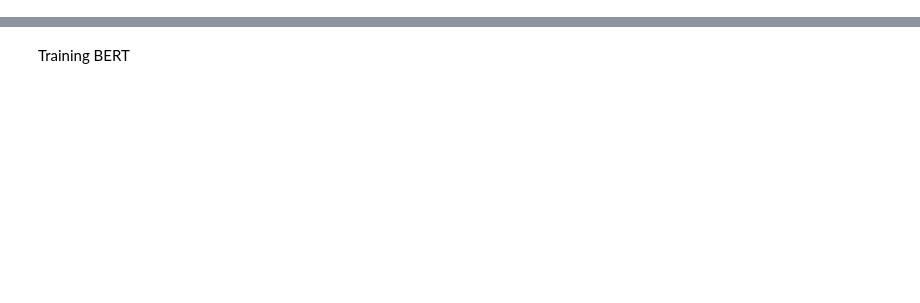
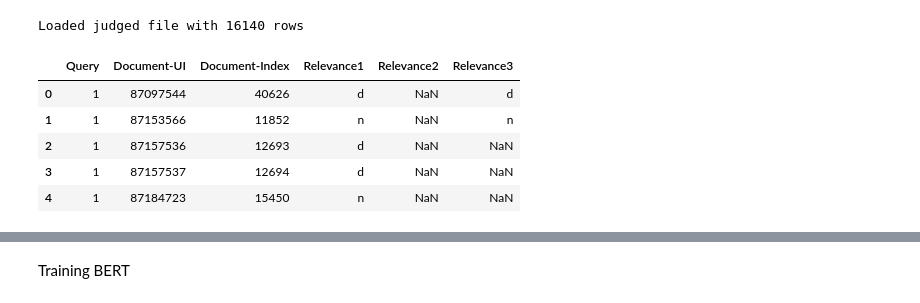
Before and after one commit to Flokolosko/WS_24_EDDS_GROUP2, a Jupyter notebook: analysis_bert.ipynb, the cells around one changed output, grey strips where cells are left out. Drawn from its saved outputs; the diff is of its cells as text; code cells hidden in the pictures; blank space fills up the shorter version.

```diff
--- a/analysis_bert.ipynb
+++ b/analysis_bert.ipynb
@@ -0,0 +109,15 @@
+# %%
+# Load the judged file (relevance labeles)
+judged_df = pd.read_csv("./data/judged.txt", sep="\t", header=None,
+                        names=["Query", "Document-UI", "Document-Index", "Relevance1", "Relevance2", "Relevance3"])
+
+print(f"Loaded judged file with {len(judged_df)} rows")
+judged_df.head()
+# %% [output]
+Loaded judged file with 16140 rows
+|  | Query | Document-UI | Document-Index | Relevance1 | Relevance2 | Relevance3 |
+| 0 | 1 | 87097544 | 40626 | d | NaN | d |
+| 1 | 1 | 87153566 | 11852 | n | NaN | n |
+| 2 | 1 | 87157536 | 12693 | d | NaN | NaN |
+| 3 | 1 | 87157537 | 12694 | d | NaN | NaN |
+| 4 | 1 | 87184723 | 15450 | n | NaN | NaN |
```
Also changed, not shown: parts of 16 cells of this notebook, 7 other files.
